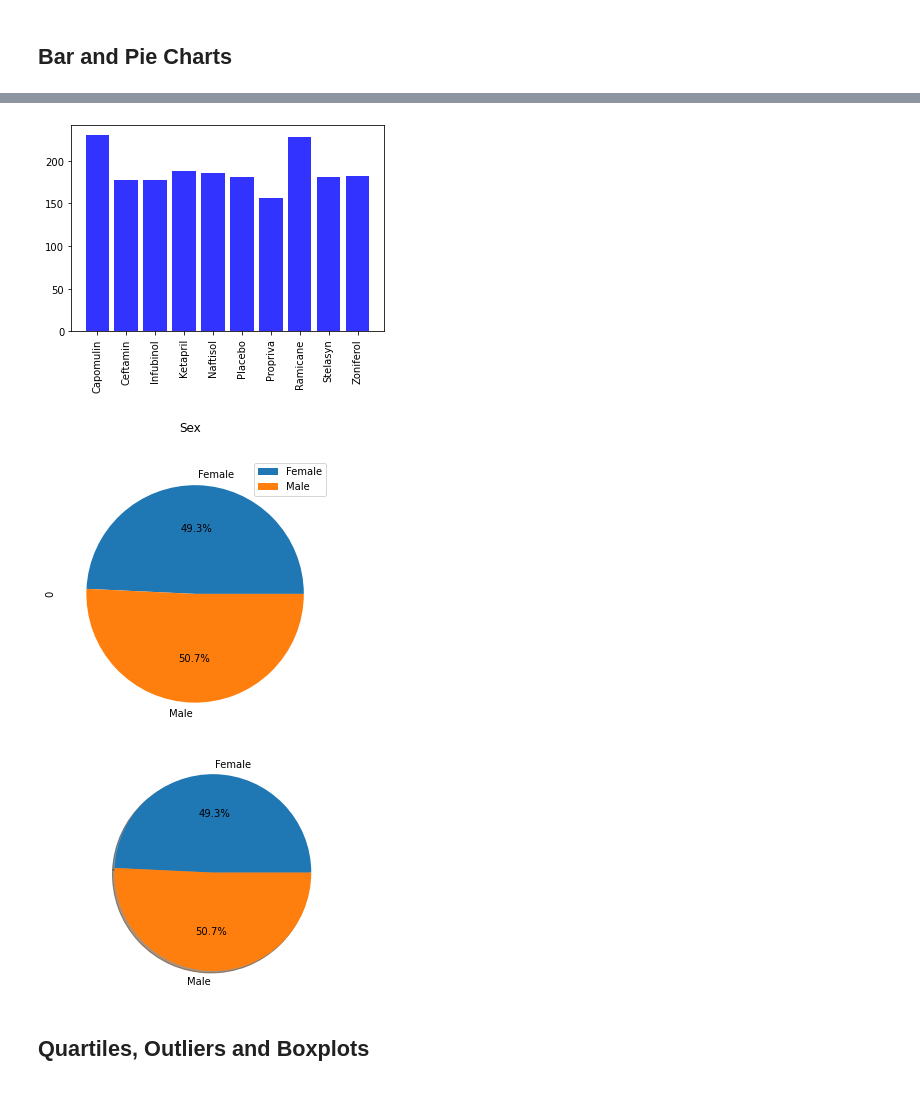
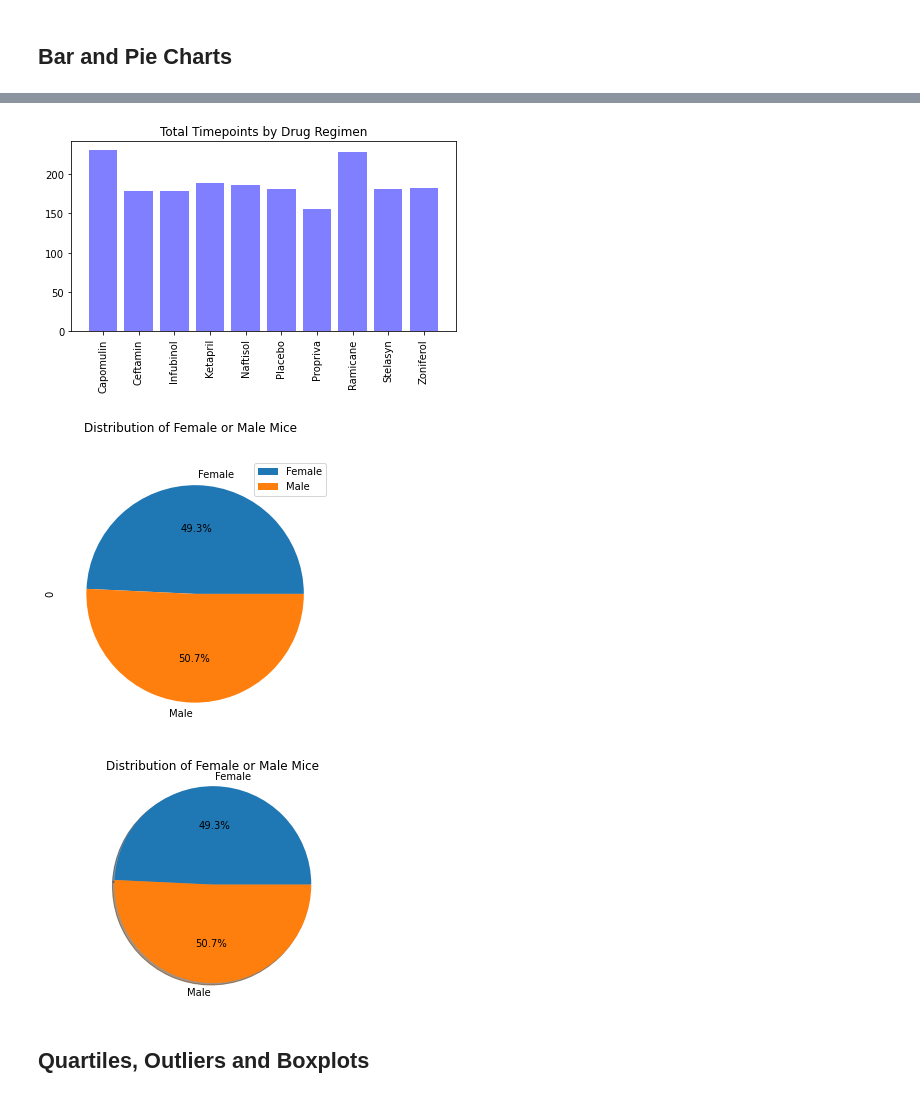
Before and after one commit to sweeneygood/matplotlib-challenge, a Jupyter notebook: pymaceuticals_starter.ipynb, the cells around one changed output, grey strips where cells are left out. Saved outputs shown, nothing was run; the diff lists cells and outputs as text; code cells hidden in the pictures.

```diff
--- a/pymaceuticals_starter.ipynb
+++ b/pymaceuticals_starter.ipynb
@@ -175,15 +172,16 @@ plt.show()
 # %%
 # Generate a bar plot showing the total number of timepoints for all mice tested for each drug regimen using pyplot.
 #pyplot
 x_axis = np.arange(len(timepointcount_by_drug))
 tick_locations = [value for value in x_axis]
 
-plt.figure(figsize=(5,4))
-plt.bar(x_axis, timepointcount_by_drug, color='b', alpha=0.8, align="center")
+plt.figure(figsize=(6,4))
+plt.title("Total Timepoints by Drug Regimen")
+plt.bar(x_axis, timepointcount_by_drug, color='b', alpha=0.5, align="center")
 plt.xticks(tick_locations, drug_regimen, rotation = 'vertical')
 plt.tight_layout()
 # %% [output]
-[figure, old version]
+[figure, new version]
 # %%
 # Generate a pie plot showing the distribution of female versus male mice using Pandas
 summary_MF = mouse_study_df.groupby (["Sex"])
@@ -194,22 +192,25 @@ sex_count = (summary_MF_sum.iloc[:,1]).tolist()
 
 df = pd.DataFrame(sex_count,mf_mouse)
 
-df.plot(kind='pie', title = 'Sex', subplots=True, figsize=(5, 5), autopct='%1.1f%%')
+df.plot(kind='pie', title = 'Distribution of Female or Male Mice', subplots=True, figsize=(5, 5), autopct='%1.1f%%')
 
 plt.show()
 # %% [output]
-[figure, old version]
+[figure, new version]
 # %%
 # Generate a pie plot showing the distribution of female versus male mice using pyplot
 # Tell matplotlib to create a pie chart based upon the above data
+
 plt.pie(sex_count, labels=mf_mouse, autopct="%1.1f%%", shadow=True, startangle=0)
 
 # Create axes which are equal so we have a perfect circle
+plt.title('Distribution of Female or Male Mice')
+
 plt.axis("equal")
 # Save an image of our chart and print the final product to the screen
 plt.show()
 # %% [output]
-[figure, old version]
+[figure, new version]
 # %% [markdown]
 ## Quartiles, Outliers and Boxplots
 # %%
```
Also changed, not shown: parts of 12 cells of this notebook.
